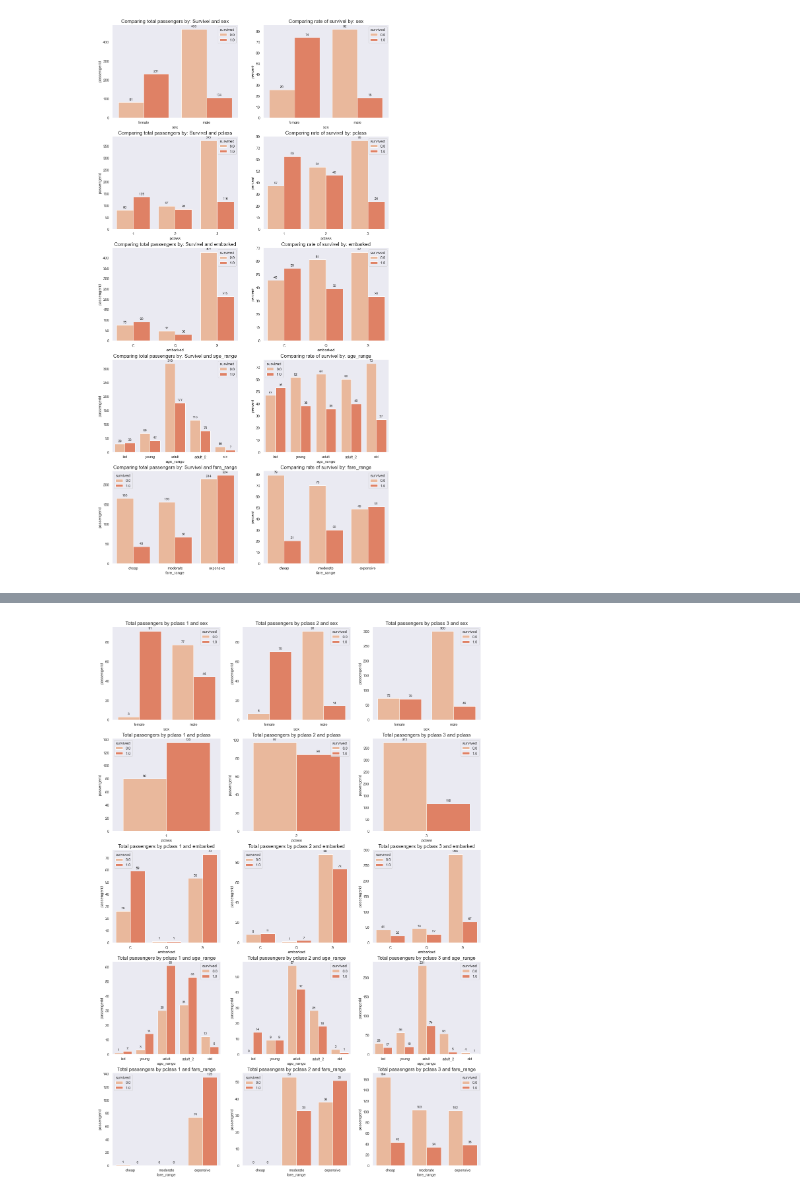
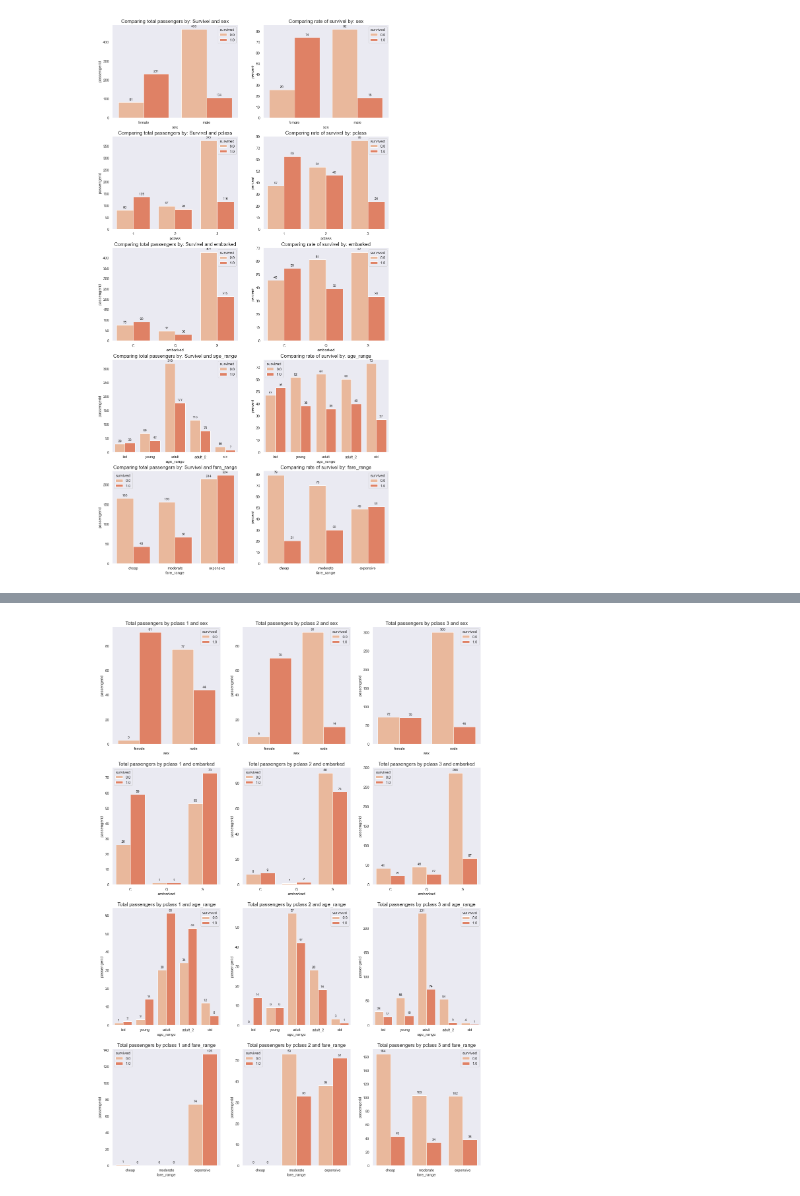
Before and after one commit to Mello-o/titanic, a Jupyter notebook: data-exploration.ipynb, the cells around one changed output, grey strips where cells are left out. Saved outputs shown, nothing was run; the diff lists cells and outputs as text; code cells hidden in the pictures.

```diff
--- a/data-exploration.ipynb
+++ b/data-exploration.ipynb
@@ -305,7 +305,7 @@ for row, var in enumerate(analysis_vars_cat):
 # analysing by percent rate
 
 analysis_vars_cat = ['sex', 'embarked', 'age_range', 'fare_range']
-fig, ax = plt.subplots(5, 3, figsize = (20, 30), sharey = True)
+fig, ax = plt.subplots(4, 3, figsize = (20, 30), sharey = True)
 
 for pclass in range(3):
     for row, var in enumerate(analysis_vars_cat):
@@ -318,14 +318,14 @@ for pclass in range(3):
 # %%
 # analysing by absolute numbers
 
 analysis_vars_cat = ['sex', 'embarked', 'age_range', 'fare_range']
-fig, ax = plt.subplots(5, 3, figsize = (20, 30))
+fig, ax = plt.subplots(4, 3, figsize = (20, 30))
 
 for pclass in range(3):
     for row, var in enumerate(analysis_vars_cat):
         # percent charts
         title = 'Total passengers by pclass ' + str(pclass + 1) + ' and '
         gb = df_train.loc[df_train.pclass == pclass + 1].groupby([var, 'survived']).passengerid.count().reset_index()
         data_viz_barchart(df = gb, y = 'passengerid', var = var, axes = ax, row = row, column = pclass, title = title)
 # %% [output]
-[figure, old version]
+[figure, new version]
```
Also changed, not shown: parts of 2 cells of this notebook.
